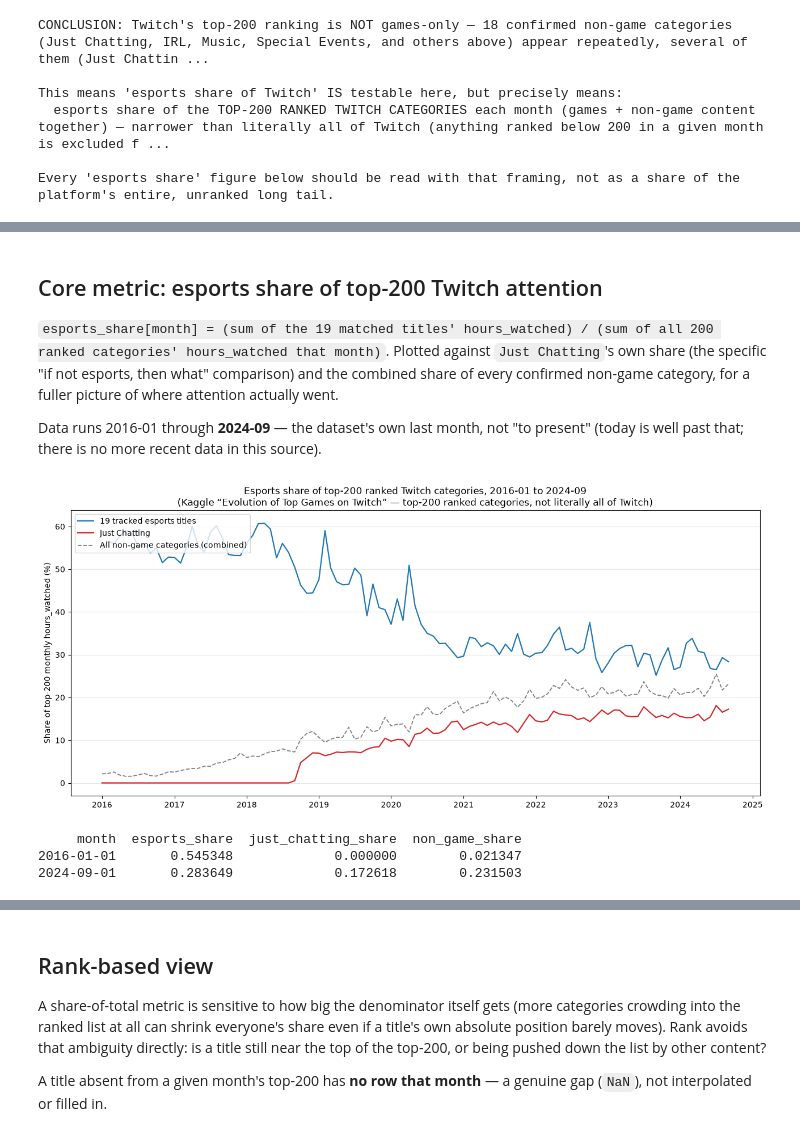
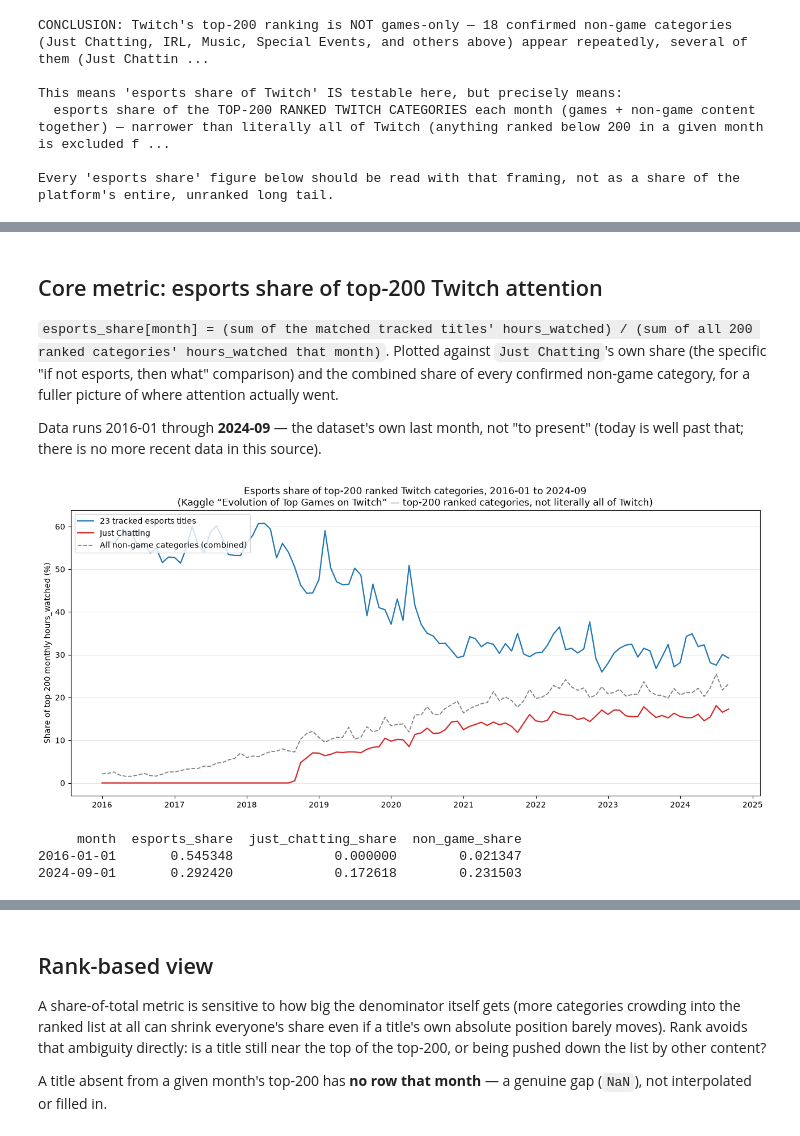
Before and after one commit to JacobH1994/fandomdatapuller, a Jupyter notebook: notebooks/esports_share_of_twitch.ipynb, the cells around one changed output, grey strips where cells are left out. Cells and saved outputs as stored; diff of their text form; code cells hidden in the pictures.

```diff
--- a/notebooks/esports_share_of_twitch.ipynb
+++ b/notebooks/esports_share_of_twitch.ipynb
@@ -191,7 +204,7 @@ overwatch    2023-01       25907337
 # %% [markdown]
 ## Core metric: esports share of top-200 Twitch attention
 
-`esports_share[month] = (sum of the 19 matched titles' hours_watched) /
+`esports_share[month] = (sum of the matched tracked titles' hours_watched) /
 (sum of all 200 ranked categories' hours_watched that month)`. Plotted
 against `Just Chatting`'s own share (the specific "if not esports, then
 what" comparison) and the combined share of every confirmed non-game
@@ -204,35 +217,35 @@ source).
 monthly_total = raw.groupby("year_month")["Hours_watched"].sum().rename("total_hours")
 esports_monthly = title_monthly.groupby("year_month")["Hours_watched"].sum().rename("esports_hours")
 just_chatting_monthly = (
     raw[raw["Game"] == "Just Chatting"].groupby("year_month")["Hours_watched"].sum().rename("jc_hours")
 )
 non_game_monthly = (
     raw[raw["Game"].isin(NON_GAME_CATEGORIES)].groupby("year_month")["Hours_watched"].sum().rename("non_game_hours")
 )
 
 share_df = pd.concat([monthly_total, esports_monthly, just_chatting_monthly, non_game_monthly], axis=1).fillna(0)
 share_df["month"] = pd.to_datetime(share_df.index + "-01")
 share_df = share_df.sort_values("month").reset_index(drop=True)
 share_df["esports_share"] = share_df["esports_hours"] / share_df["total_hours"]
 share_df["just_chatting_share"] = share_df["jc_hours"] / share_df["total_hours"]
 share_df["non_game_share"] = share_df["non_game_hours"] / share_df["total_hours"]
 
 last_month = share_df["month"].max().strftime("%Y-%m")
 fig, ax = plt.subplots(figsize=(13, 6))
-ax.plot(share_df["month"], share_df["esports_share"] * 100, color="#1f77b4", linewidth=1.6, label="19 tracked esports titles")
+ax.plot(share_df["month"], share_df["esports_share"] * 100, color="#1f77b4", linewidth=1.6, label=f"{len(matched_ids)} tracked esports titles")
 ax.plot(share_df["month"], share_df["just_chatting_share"] * 100, color="#d62728", linewidth=1.6, label="Just Chatting")
 ax.plot(share_df["month"], share_df["non_game_share"] * 100, color="#7f7f7f", linewidth=1.3, linestyle="--", label="All non-game categories (combined)")
 ax.set_ylabel("Share of top-200 monthly hours_watched (%)")
 ax.set_title(f"Esports share of top-200 ranked Twitch categories, 2016-01 to {last_month}\n"
              "(Kaggle “Evolution of Top Games on Twitch” — top-200 ranked categories, not literally all of Twitch)")
 ax.legend(loc="upper left")
 ax.grid(axis="y", alpha=0.3)
 fig.tight_layout()
 plt.show()
 
 print(share_df[["month", "esports_share", "just_chatting_share", "non_game_share"]].iloc[[0, -1]].to_string(index=False))
 # %% [output]
-[figure, old version]
+[figure, new version]
      month  esports_share  just_chatting_share  non_game_share
 2016-01-01       0.545348             0.000000        0.021347
-2024-09-01       0.283649             0.172618        0.231503
+2024-09-01       0.292420             0.172618        0.231503
```
Also changed, not shown: parts of 19 cells of this notebook, 1 other file.
